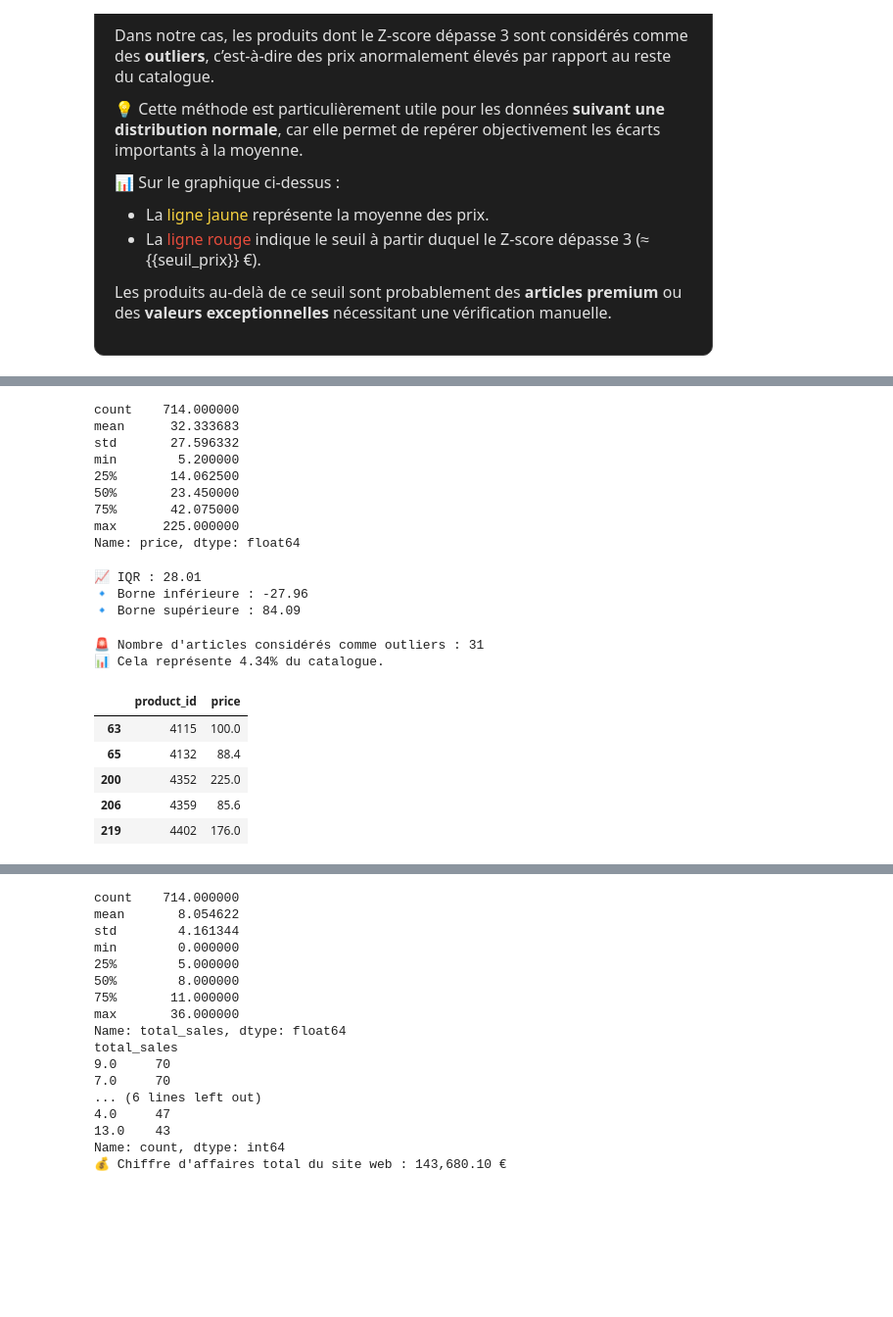
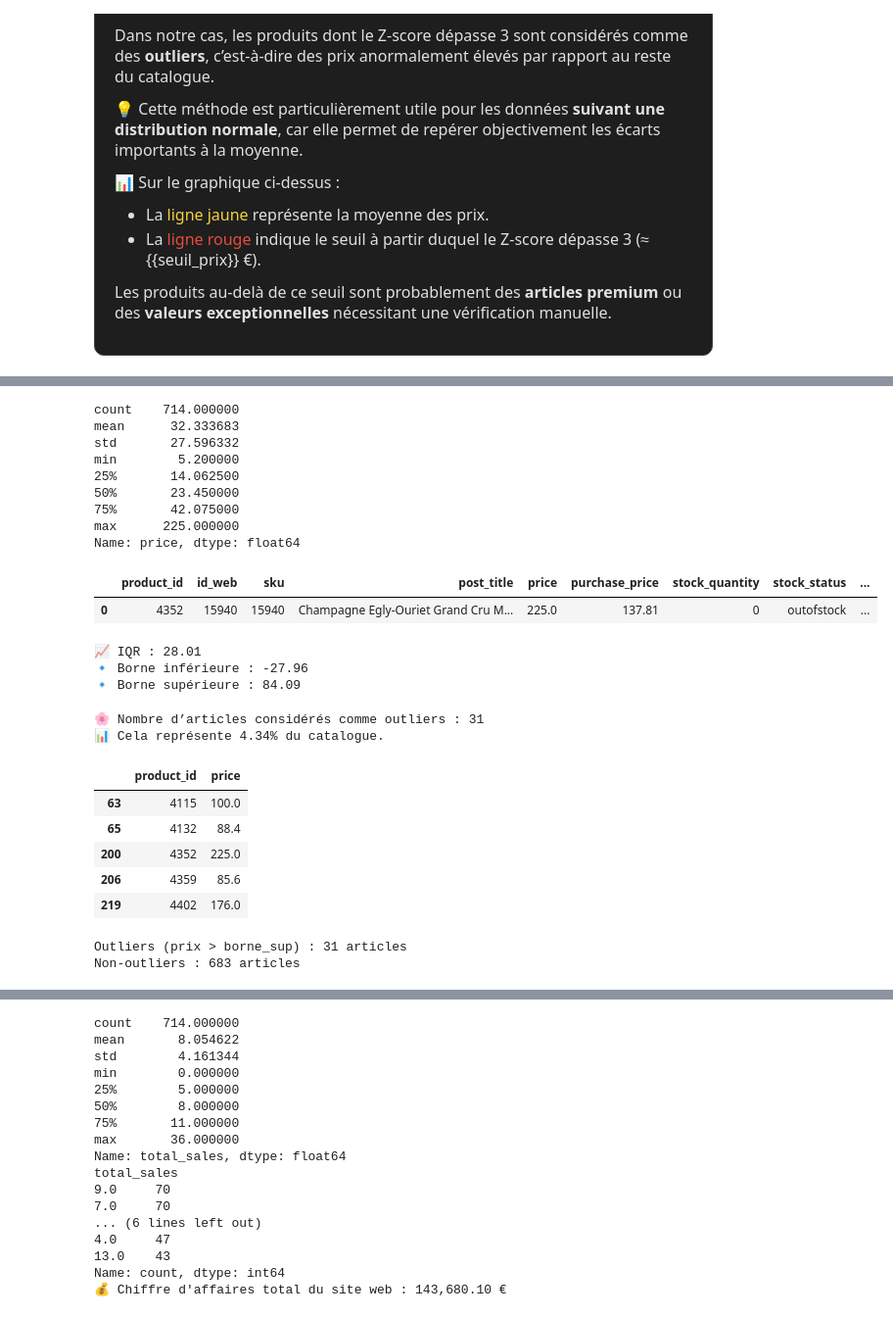
Before and after one commit to Stephane-OC/bottleneck, a Jupyter notebook: analyse_bottleneck.ipynb, the cells around one changed output, grey strips where cells are left out. Shown at 98% size. Saved outputs shown, nothing was run; the diff lists cells and outputs as text; code cells hidden in the pictures; blank space fills up the shorter version.

```diff
--- a/analyse_bottleneck.ipynb
+++ b/analyse_bottleneck.ipynb
@@ -1814,17 +1882,27 @@ ou des <b>valeurs exceptionnelles</b> nécessitant une vérification manuelle.</
 # %%
 #Utilisation de la fonction "describe" de Pandas pour l'étude des mesures de dispersion
 stats_price = df_final["price"].describe()
 display(stats_price)
+
+prix_max = df_final["price"].max()
+produits_plus_chers = df_final[df_final["price"] == prix_max].copy()
+
+cols = ["product_id", "id_web", "sku", "post_title", "price", "purchase_price", "stock_quantity", "stock_status", "total_sales"]
+cols = [c for c in cols if c in produits_plus_chers.columns]
+
+display(produits_plus_chers[cols].reset_index(drop=True))
 # %% [output]
 count    714.000000
 mean      32.333683
 std       27.596332
 min        5.200000
 25%       14.062500
 50%       23.450000
 75%       42.075000
 max      225.000000
 Name: price, dtype: float64
+|  | product_id | id_web | sku | post_title | price | purchase_price | stock_quantity | stock_status | ... |
+| 0 | 4352 | 15940 | 15940 | Champagne Egly-Ouriet Grand Cru M... | 225.0 | 137.81 | 0 | outofstock | ... |
 # %%
 #Définir un seuil pour les articles "outliers" en prix
 # Calcul des quartiles et de l’IQR (Intervalle InterQuartile)
@@ -1851,11 +1929,11 @@ outliers_iqr = df_final[(df_final["price"] < borne_inf) | (df_final["price"] > b
 # Calcul du pourcentage d’outliers
 pourcentage = (len(outliers_iqr) / len(df_final)) * 100
 
-print(f"🚨 Nombre d'articles considérés comme outliers : {len(outliers_iqr)}")
+print(f"🌸 Nombre d’articles considérés comme outliers : {len(outliers_iqr)}")
 print(f"📊 Cela représente {pourcentage:.2f}% du catalogue.")
 display(outliers_iqr[["product_id", "price"]].head())
 # %% [output]
-🚨 Nombre d'articles considérés comme outliers : 31
+🌸 Nombre d’articles considérés comme outliers : 31
 📊 Cela représente 4.34% du catalogue.
 |  | product_id | price |
 | 63 | 4115 | 100.0 |
@@ -1870,8 +1948,14 @@ df_final["total_sales"] = df_final["total_sales"].fillna(0)
 df_final["average_rating"] = df_final["average_rating"].fillna(0)
 
 # Identifier les outliers
-outliers = df_final[df_final["total_sales"] > 50]
-non_outliers = df_final[df_final["total_sales"] <= 50]
+ventes_outliers = df_final[df_final["product_id"].isin(outliers_iqr["product_id"])]
+ventes_non_outliers = df_final[~df_final["product_id"].isin(outliers_iqr["product_id"])]
+
+print(f"Outliers (prix > borne_sup) : {len(ventes_outliers)} articles")
+print(f"Non-outliers : {len(ventes_non_outliers)} articles")
+# %% [output]
+Outliers (prix > borne_sup) : 31 articles
+Non-outliers : 683 articles
 # %%
 # Graphique avec les deux ensembles
 fig = px.scatter(
```
Also changed, not shown: parts of 15 cells of this notebook, 3 other files.
